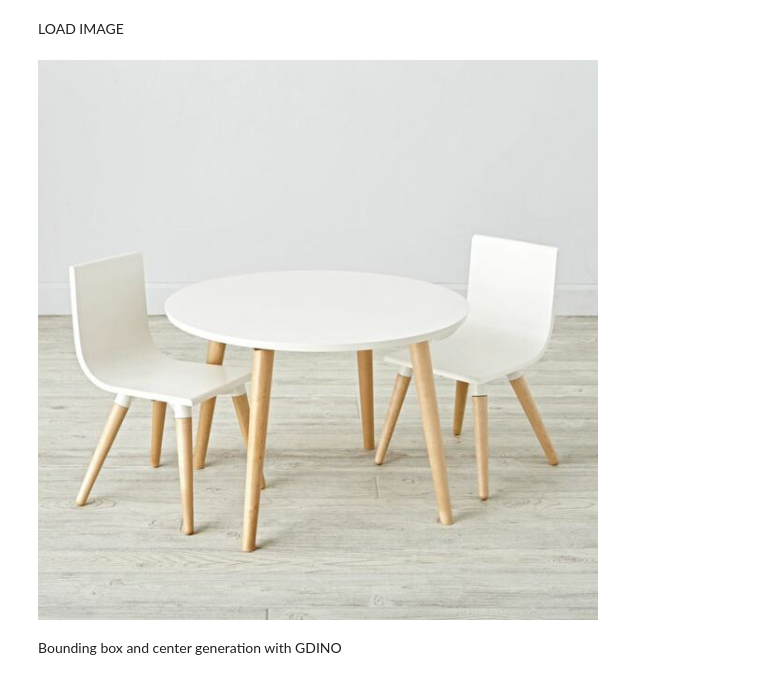
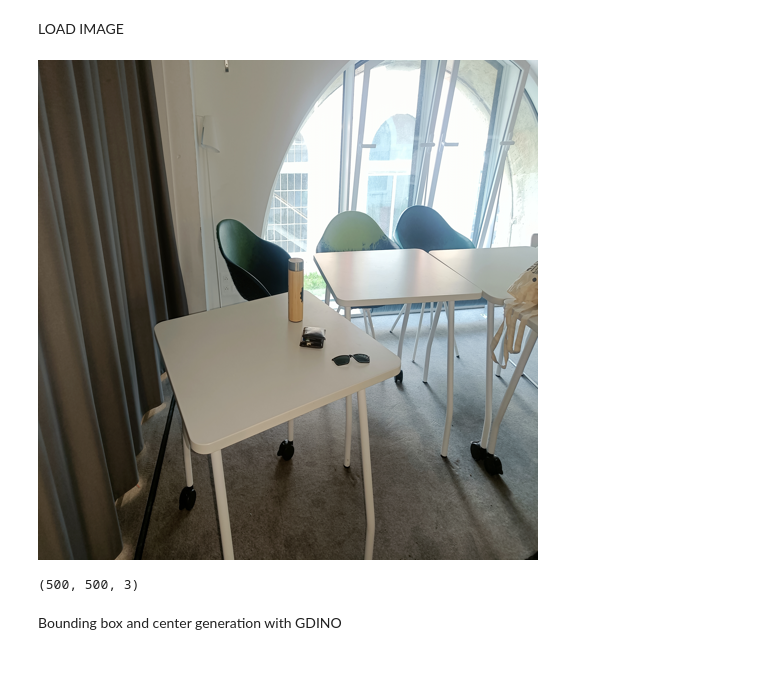
Before and after one commit to AryamanSharma17/ScenRec, a Jupyter notebook: test.ipynb, the cells around one changed output. Saved outputs shown, nothing was run; the diff lists cells and outputs as text; code cells hidden in the pictures.

```diff
--- a/test.ipynb
+++ b/test.ipynb
@@ -104,11 +110,19 @@ sam_predictor = SamPredictor(build_sam(checkpoint=sam_checkpoint).to(device))
 # %% [markdown]
 LOAD IMAGE
 # %%
-test_image = dirmain+'/Resource/test.jpeg'
+test_image = dirmain +'/Resource/classroom_simple.jpg'
 image_source, image = load_image(test_image)
-Image.fromarray(image_source)
+source_image = Image.fromarray(image_source)
-# %% [output]
-[figure, removed]
+# %%
+source_image = source_image.resize((500,500))
+image_source = np.asarray(source_image)
+Image.fromarray(image_source)
+# %% [output]
+[figure, added]
+# %%
+image_source.shape
+# %% [output]
+(500, 500, 3)
 # %% [markdown]
 Bounding box and center generation with GDINO
 # %%
```
Also changed, not shown: parts of 39 cells of this notebook, 9 other files.
